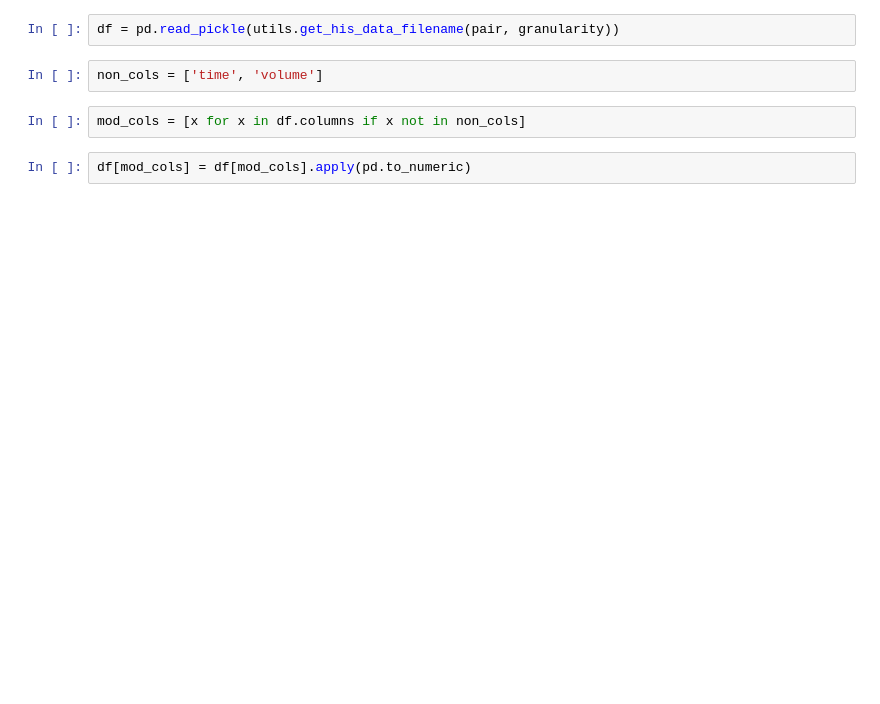
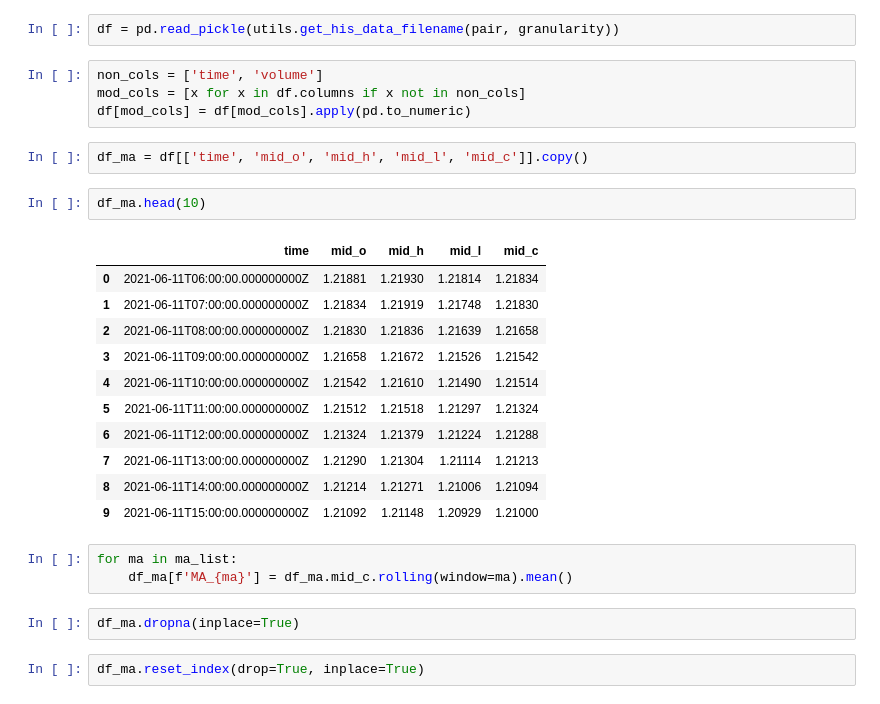
Before and after one commit to jlopez1423/forex-python-project, a Jupyter notebook: candle_plot.ipynb, the cells around one changed output. Cells and saved outputs as stored; diff of their text form; blank space fills up the shorter version.

```diff
--- a/candle_plot.ipynb
+++ b/candle_plot.ipynb
@@ -8,8 +9,29 @@ granularity = "H1"
 # %%
 df = pd.read_pickle(utils.get_his_data_filename(pair, granularity))
-# %%
-non_cols = ['time', 'volume']
 # %%
+non_cols = ['time', 'volume']
 mod_cols = [x for x in df.columns if x not in non_cols]
+df[mod_cols] = df[mod_cols].apply(pd.to_numeric)
-# %%
-df[mod_cols] = df[mod_cols].apply(pd.to_numeric)
+# %%
+df_ma = df[['time', 'mid_o', 'mid_h', 'mid_l', 'mid_c']].copy()
+# %%
+df_ma.head(10)
+# %% [output]
+|  | time | mid_o | mid_h | mid_l | mid_c |
+| 0 | 2021-06-11T06:00:00.000000000Z | 1.21881 | 1.21930 | 1.21814 | 1.21834 |
+| 1 | 2021-06-11T07:00:00.000000000Z | 1.21834 | 1.21919 | 1.21748 | 1.21830 |
+| 2 | 2021-06-11T08:00:00.000000000Z | 1.21830 | 1.21836 | 1.21639 | 1.21658 |
+| 3 | 2021-06-11T09:00:00.000000000Z | 1.21658 | 1.21672 | 1.21526 | 1.21542 |
+| 4 | 2021-06-11T10:00:00.000000000Z | 1.21542 | 1.21610 | 1.21490 | 1.21514 |
+| 5 | 2021-06-11T11:00:00.000000000Z | 1.21512 | 1.21518 | 1.21297 | 1.21324 |
+| 6 | 2021-06-11T12:00:00.000000000Z | 1.21324 | 1.21379 | 1.21224 | 1.21288 |
+| 7 | 2021-06-11T13:00:00.000000000Z | 1.21290 | 1.21304 | 1.21114 | 1.21213 |
+| 8 | 2021-06-11T14:00:00.000000000Z | 1.21214 | 1.21271 | 1.21006 | 1.21094 |
+| 9 | 2021-06-11T15:00:00.000000000Z | 1.21092 | 1.21148 | 1.20929 | 1.21000 |
+# %%
+for ma in ma_list:
+    df_ma[f'MA_{ma}'] = df_ma.mid_c.rolling(window=ma).mean()
+# %%
+df_ma.dropna(inplace=True)
+# %%
+df_ma.reset_index(drop=True, inplace=True)
```
Also changed, not shown: parts of 11 cells of this notebook, 1 other file.
